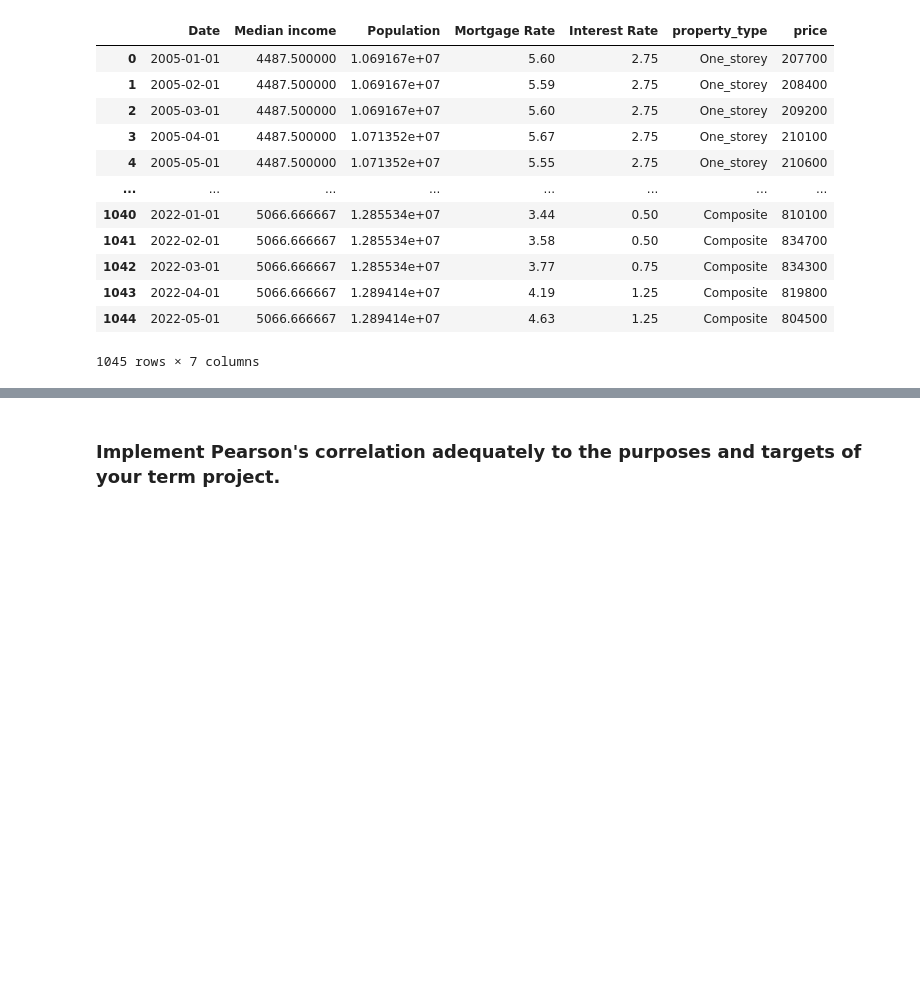
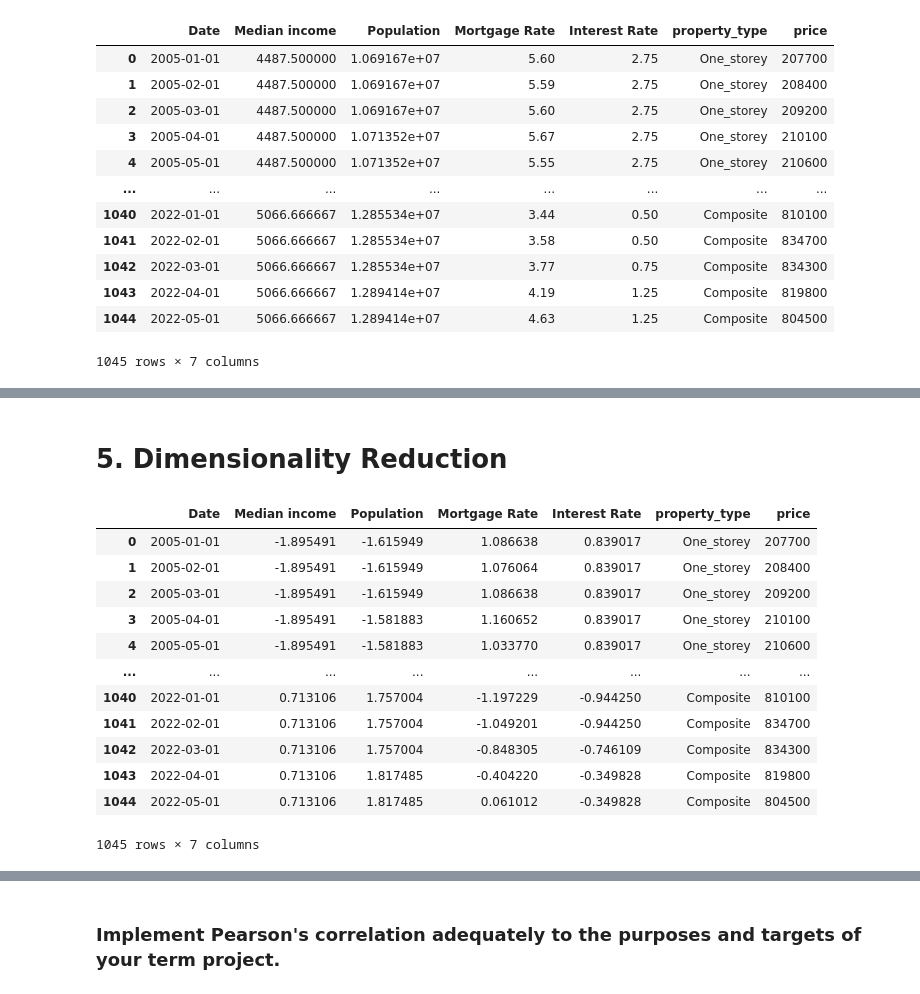
Before and after one commit to Jianting-Selina/PROG8430-1, a Jupyter notebook: Finalpresentation.ipynb, the cells around one changed output, grey strips where cells are left out. Drawn from its saved outputs; the diff is of its cells as text; code cells hidden in the pictures; blank space fills up the shorter version.

```diff
--- a/Finalpresentation.ipynb
+++ b/Finalpresentation.ipynb
@@ -571,0 +414,19 @@ sfadffa
+# %% [markdown]
+# 5. Dimensionality Reduction
+# %%
+normalize_df = pd.read_csv("normalized_data.csv")
+normalize_df
+# %% [output]
+|  | Date | Median income | Population | Mortgage Rate | Interest Rate | property_type | price |
+| 0 | 2005-01-01 | -1.895491 | -1.615949 | 1.086638 | 0.839017 | One_storey | 207700 |
+| 1 | 2005-02-01 | -1.895491 | -1.615949 | 1.076064 | 0.839017 | One_storey | 208400 |
+| 2 | 2005-03-01 | -1.895491 | -1.615949 | 1.086638 | 0.839017 | One_storey | 209200 |
+| 3 | 2005-04-01 | -1.895491 | -1.581883 | 1.160652 | 0.839017 | One_storey | 210100 |
+| 4 | 2005-05-01 | -1.895491 | -1.581883 | 1.033770 | 0.839017 | One_storey | 210600 |
+| ... | ... | ... | ... | ... | ... | ... | ... |
+| 1040 | 2022-01-01 | 0.713106 | 1.757004 | -1.197229 | -0.944250 | Composite | 810100 |
+| 1041 | 2022-02-01 | 0.713106 | 1.757004 | -1.049201 | -0.944250 | Composite | 834700 |
+| 1042 | 2022-03-01 | 0.713106 | 1.757004 | -0.848305 | -0.746109 | Composite | 834300 |
+| 1043 | 2022-04-01 | 0.713106 | 1.817485 | -0.404220 | -0.349828 | Composite | 819800 |
+| 1044 | 2022-05-01 | 0.713106 | 1.817485 | 0.061012 | -0.349828 | Composite | 804500 |
+1045 rows × 7 columns
```
Also changed, not shown: parts of 22 cells of this notebook.
